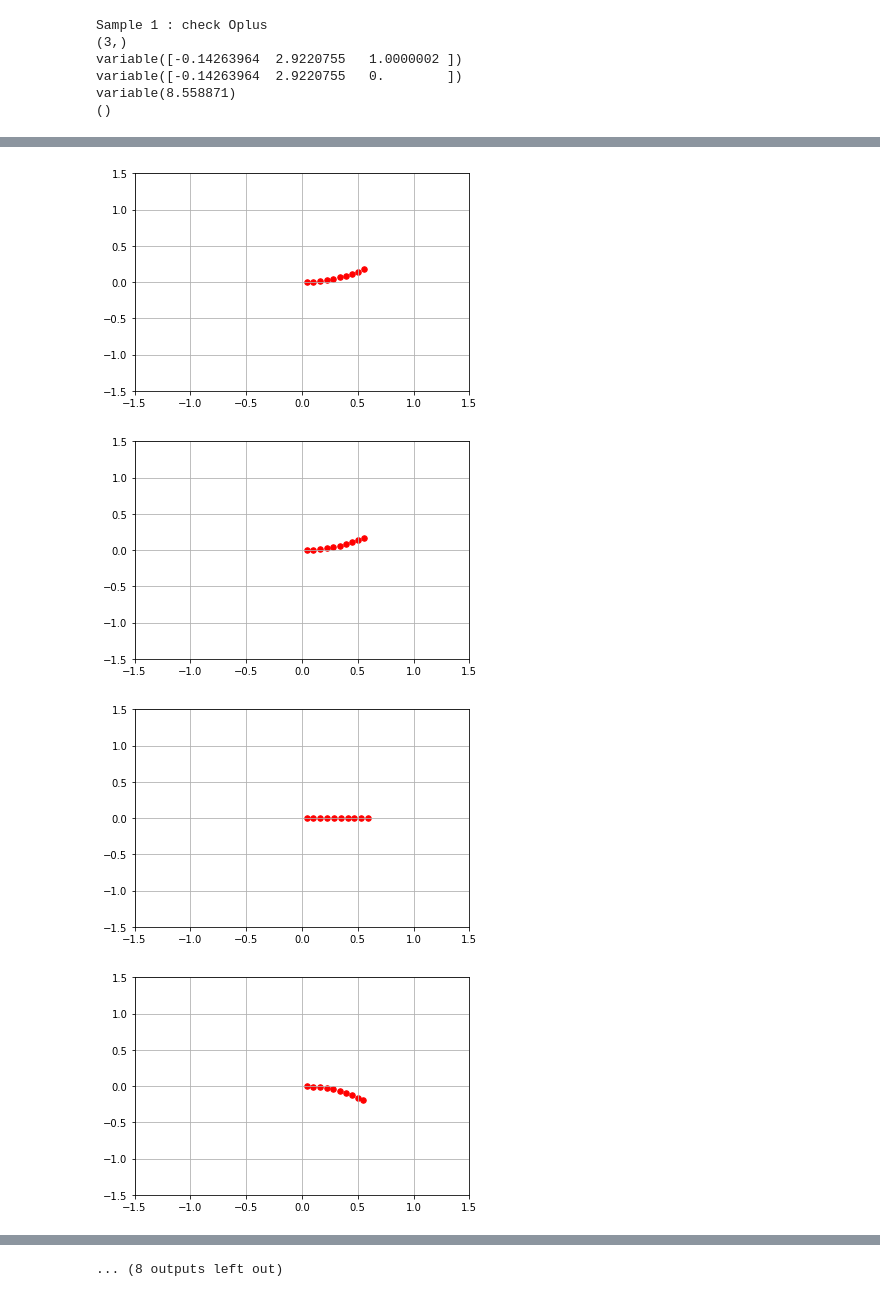
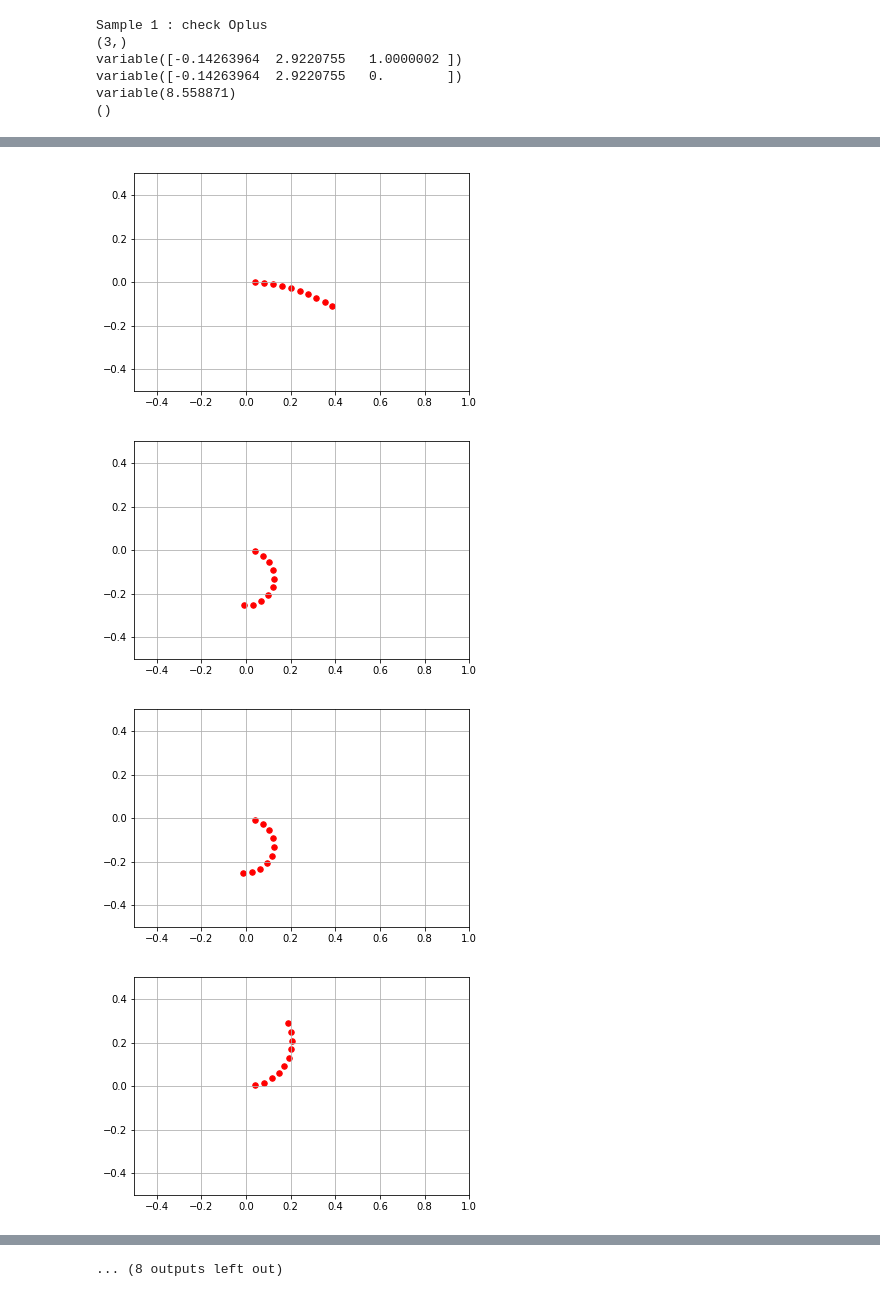
Before and after one commit to yotaseki/ROS-Cart, a Jupyter notebook: script/Train.ipynb, the cells around one changed output, grey strips where cells are left out. Drawn from its saved outputs; the diff is of its cells as text; code cells hidden in the pictures.

Commit message:
train.ipynb ver 2.0

```diff
--- a/script/Train.ipynb
+++ b/script/Train.ipynb
@@ -91,14 +95,30 @@ variable([2.3660254 2.3660254 2.094395 ])
 DATA_SIZE = 1000
 DATA_NUM_WAYPOINTS = 10
 DATA_NUM_STEP = DATA_NUM_WAYPOINTS
-DATA_SPACE = 0.05 # [m / step]
+DATA_HZ = 10
+DATA_MAX_TRANS_VEL = 0.5 # [m/s]
+DATA_MAX_ROTATE_VEL = 2*xp.pi # [rad/s]
+DATA_M_PER_STEP = DATA_MAX_TRANS_VEL / DATA_HZ # [m/step]
+DATA_RAD_PER_STEP = DATA_MAX_ROTATE_VEL / DATA_HZ # [rad/step]
+
+print('DATA_SIZE          :',DATA_SIZE)
+print('DATA_NUM_WAYPOINTS :',DATA_NUM_WAYPOINTS)
+print('DATA_NUM_STEP      :',DATA_NUM_STEP)
+print('DATA_HZ            :',DATA_HZ)
+print('DATA_MAX_TRANS_VEL :',DATA_MAX_TRANS_VEL)
+print('DATA_MAX_ROTATE_VEL:',DATA_MAX_ROTATE_VEL)
+print('DATA_M_PER_STEP    :',DATA_M_PER_STEP)
+print('DATA_RAD_PER_STEP  :', DATA_RAD_PER_STEP)
+
 X_train = []
 for i in range(DATA_SIZE):
-    d = data.make_arc_path_2(int(DATA_NUM_WAYPOINTS*DATA_SPACE+1),xp.random.rand()*(2*xp.pi/2)-xp.pi/2) # -90 ~ 90 deg
-    d_es,_ = data.get_evenly_spaced_points(d,DATA_SPACE)
+    l = int(DATA_NUM_WAYPOINTS*DATA_M_PER_STEP)+1 # line length
+    rand_rad = xp.random.rand()*(2*DATA_RAD_PER_STEP)-DATA_RAD_PER_STEP # -36 ~ 36 m/step
+    d = data.make_arc_path_2(l,rand_rad,s=DATA_M_PER_STEP)
+    d_es,_ = data.get_evenly_spaced_points(d,DATA_M_PER_STEP)
     d_xy = d_es[0:DATA_NUM_WAYPOINTS]
     #d_xy_fl = xp.ravel(d_xy[0:DATA_WAYPOINTS])
     X_train.append(d_xy)
 print(len(X_train))
-print(X_train[0])
+print(X_train[0].shape)
 # %% [output]
@@ -116,18 +135,21 @@ print(X_train[0])
 # %%
 # plot data
 p = X_train
+random.shuffle(p)
 if(settings.gpu_index >= 0):
     p = xp.asnumpy(p)
 
 for num in range(20):
     rand_idx = int(np.random.rand() * len(X_train))
     plt.scatter(p[rand_idx][:,0], p[rand_idx][:,1],c="red",edgecolor="red",s=30,marker="o")
-    plt.xlim([-1.5,1.5])
-    plt.ylim([-1.5,1.5])
+    plt.xlim([-.5,1])
+    plt.ylim([-.5,.5])
     plt.grid()
     plt.show()
+    print(' -- x_train -- ')
+    print(p)
 # %% [output]
-[figure, old version]
+[figure, new version]
-[figure, old version]
+[figure, new version]
-[figure, old version]
+[figure, new version]
-[figure, old version]
+[figure, new version]
```
Also changed, not shown: parts of 13 cells of this notebook.
